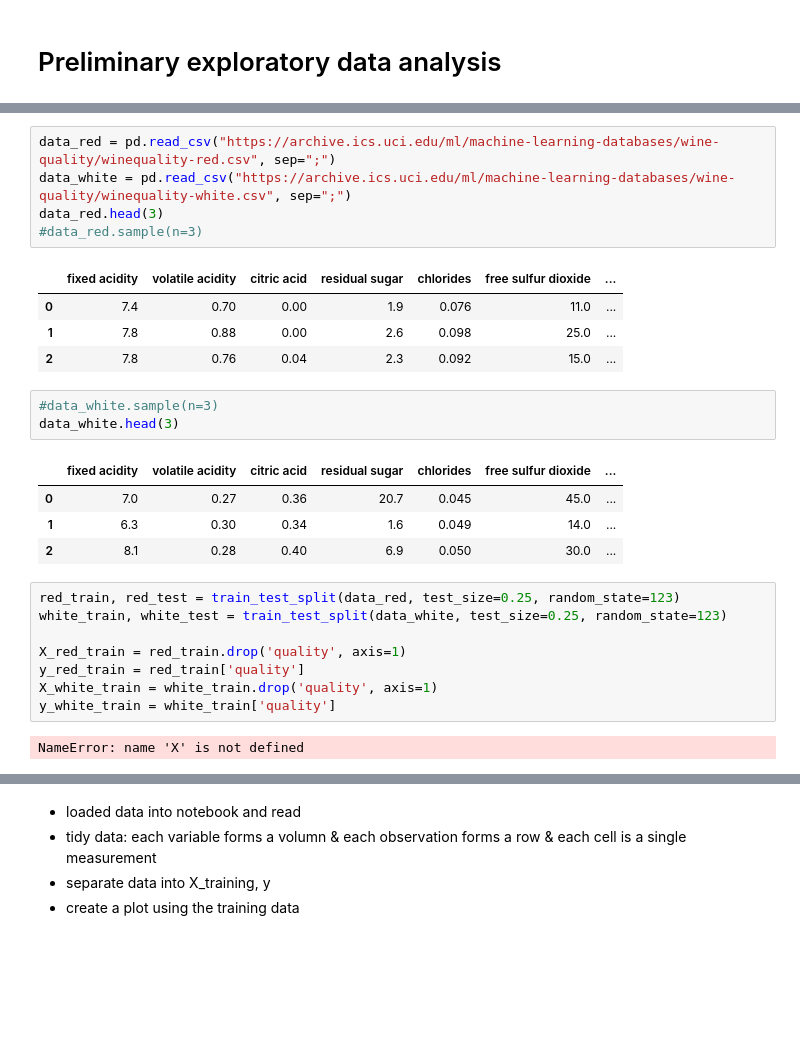
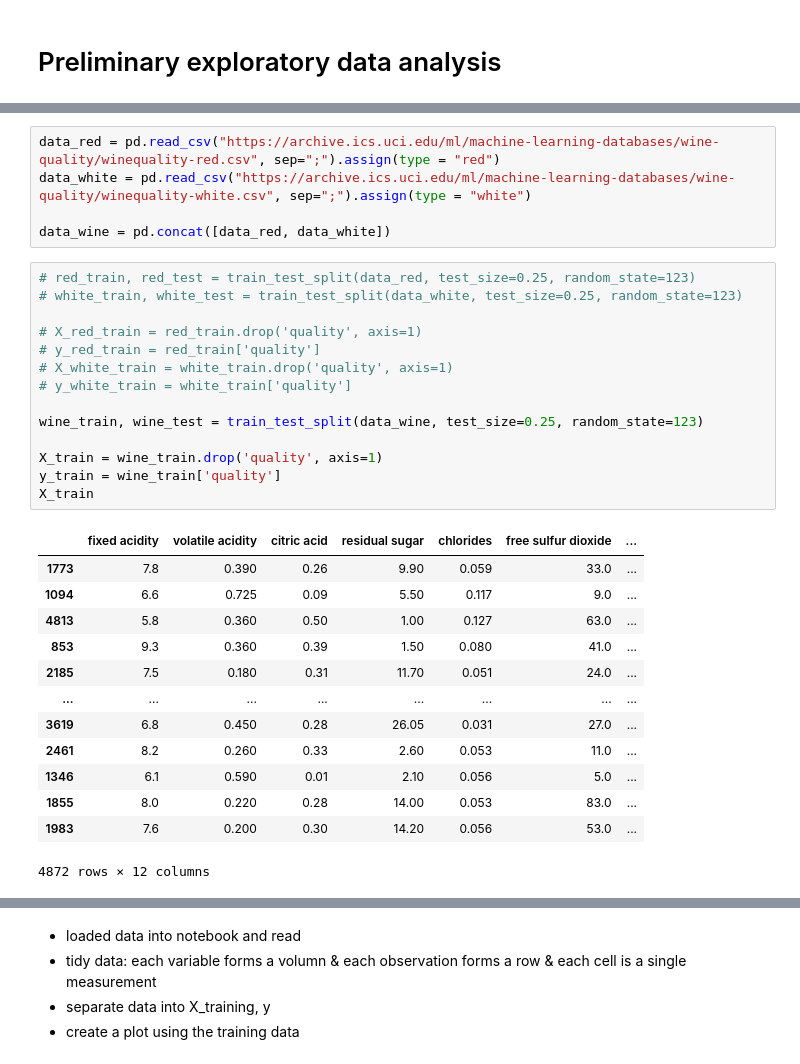
Before and after one commit to macy-k/group-3-DSCI-project, a Jupyter notebook: ProjectProposal.ipynb, the cells around one changed output, grey strips where cells are left out. Saved outputs shown, nothing was run; the diff lists cells and outputs as text; blank space fills up the shorter version.

Commit message:
concated data created plots

```diff
--- a/ProjectProposal.ipynb
+++ b/ProjectProposal.ipynb
@@ -26,28 +44,33 @@ from sklearn.model_selection import (
 # %%
-data_red = pd.read_csv("https://archive.ics.uci.edu/ml/machine-learning-databases/wine-quality/winequality-red.csv", sep=";")
-data_white = pd.read_csv("https://archive.ics.uci.edu/ml/machine-learning-databases/wine-quality/winequality-white.csv", sep=";")
-data_red.head(3)
-#data_red.sample(n=3)
+data_red = pd.read_csv("https://archive.ics.uci.edu/ml/machine-learning-databases/wine-quality/winequality-red.csv", sep=";").assign(type = "red")
+data_white = pd.read_csv("https://archive.ics.uci.edu/ml/machine-learning-databases/wine-quality/winequality-white.csv", sep=";").assign(type = "white")
+
+data_wine = pd.concat([data_red, data_white])
-# %% [output]
-|  | fixed acidity | volatile acidity | citric acid | residual sugar | chlorides | free sulfur dioxide | ... |
-| 0 | 7.4 | 0.70 | 0.00 | 1.9 | 0.076 | 11.0 | ... |
-| 1 | 7.8 | 0.88 | 0.00 | 2.6 | 0.098 | 25.0 | ... |
-| 2 | 7.8 | 0.76 | 0.04 | 2.3 | 0.092 | 15.0 | ... |
-# %%
-#data_white.sample(n=3)
-data_white.head(3)
-# %% [output]
-|  | fixed acidity | volatile acidity | citric acid | residual sugar | chlorides | free sulfur dioxide | ... |
-| 0 | 7.0 | 0.27 | 0.36 | 20.7 | 0.045 | 45.0 | ... |
-| 1 | 6.3 | 0.30 | 0.34 | 1.6 | 0.049 | 14.0 | ... |
-| 2 | 8.1 | 0.28 | 0.40 | 6.9 | 0.050 | 30.0 | ... |
 # %%
-red_train, red_test = train_test_split(data_red, test_size=0.25, random_state=123)
-white_train, white_test = train_test_split(data_white, test_size=0.25, random_state=123)
+# red_train, red_test = train_test_split(data_red, test_size=0.25, random_state=123)
+# white_train, white_test = train_test_split(data_white, test_size=0.25, random_state=123)
 
-X_red_train = red_train.drop('quality', axis=1)
-y_red_train = red_train['quality']
-X_white_train = white_train.drop('quality', axis=1)
-y_white_train = white_train['quality']
+# X_red_train = red_train.drop('quality', axis=1)
+# y_red_train = red_train['quality']
+# X_white_train = white_train.drop('quality', axis=1)
+# y_white_train = white_train['quality']
+
+wine_train, wine_test = train_test_split(data_wine, test_size=0.25, random_state=123)
+
+X_train = wine_train.drop('quality', axis=1)
+y_train = wine_train['quality']
+X_train
 # %% [output]
+|  | fixed acidity | volatile acidity | citric acid | residual sugar | chlorides | free sulfur dioxide | ... |
+| 1773 | 7.8 | 0.390 | 0.26 | 9.90 | 0.059 | 33.0 | ... |
+| 1094 | 6.6 | 0.725 | 0.09 | 5.50 | 0.117 | 9.0 | ... |
+| 4813 | 5.8 | 0.360 | 0.50 | 1.00 | 0.127 | 63.0 | ... |
+| 853 | 9.3 | 0.360 | 0.39 | 1.50 | 0.080 | 41.0 | ... |
+| 2185 | 7.5 | 0.180 | 0.31 | 11.70 | 0.051 | 24.0 | ... |
+| ... | ... | ... | ... | ... | ... | ... | ... |
+| 3619 | 6.8 | 0.450 | 0.28 | 26.05 | 0.031 | 27.0 | ... |
+| 2461 | 8.2 | 0.260 | 0.33 | 2.60 | 0.053 | 11.0 | ... |
+| 1346 | 6.1 | 0.590 | 0.01 | 2.10 | 0.056 | 5.0 | ... |
+| 1855 | 8.0 | 0.220 | 0.28 | 14.00 | 0.053 | 83.0 | ... |
+| 1983 | 7.6 | 0.200 | 0.30 | 14.20 | 0.056 | 53.0 | ... |
-NameError: name 'X' is not defined
+4872 rows × 12 columns
```
Also changed, not shown: parts of 3 cells of this notebook.
